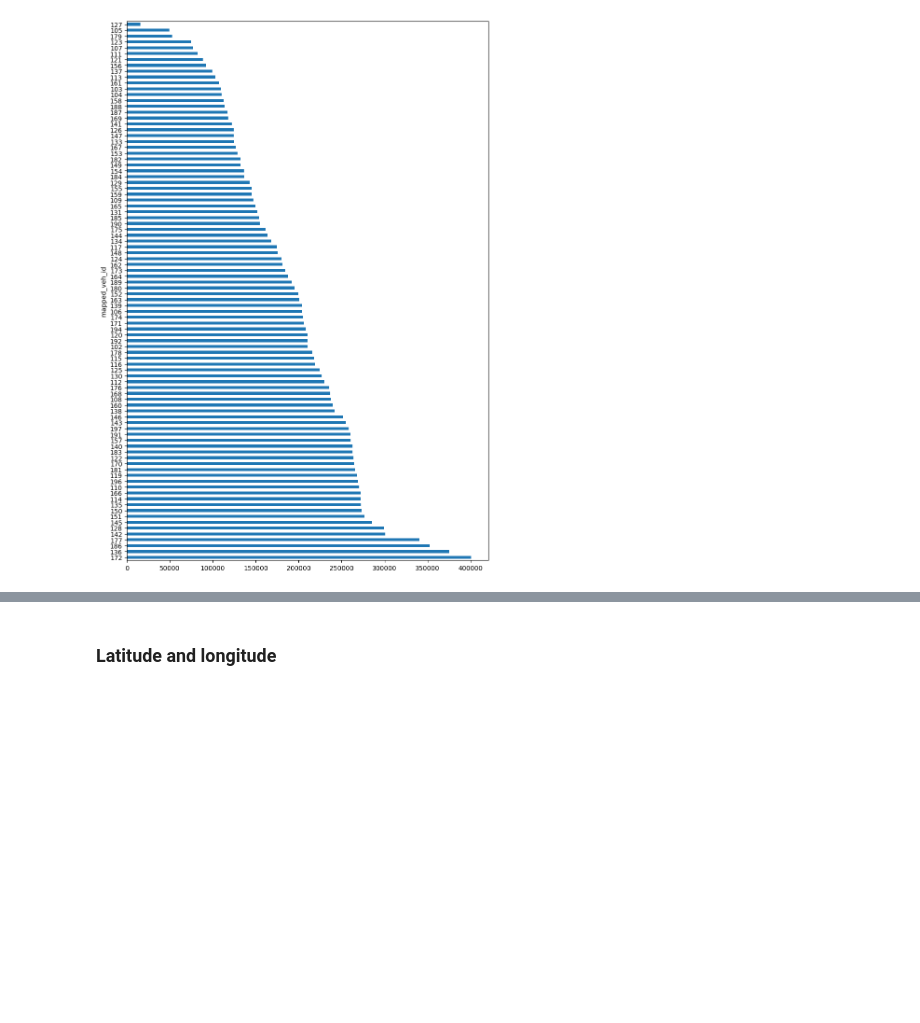
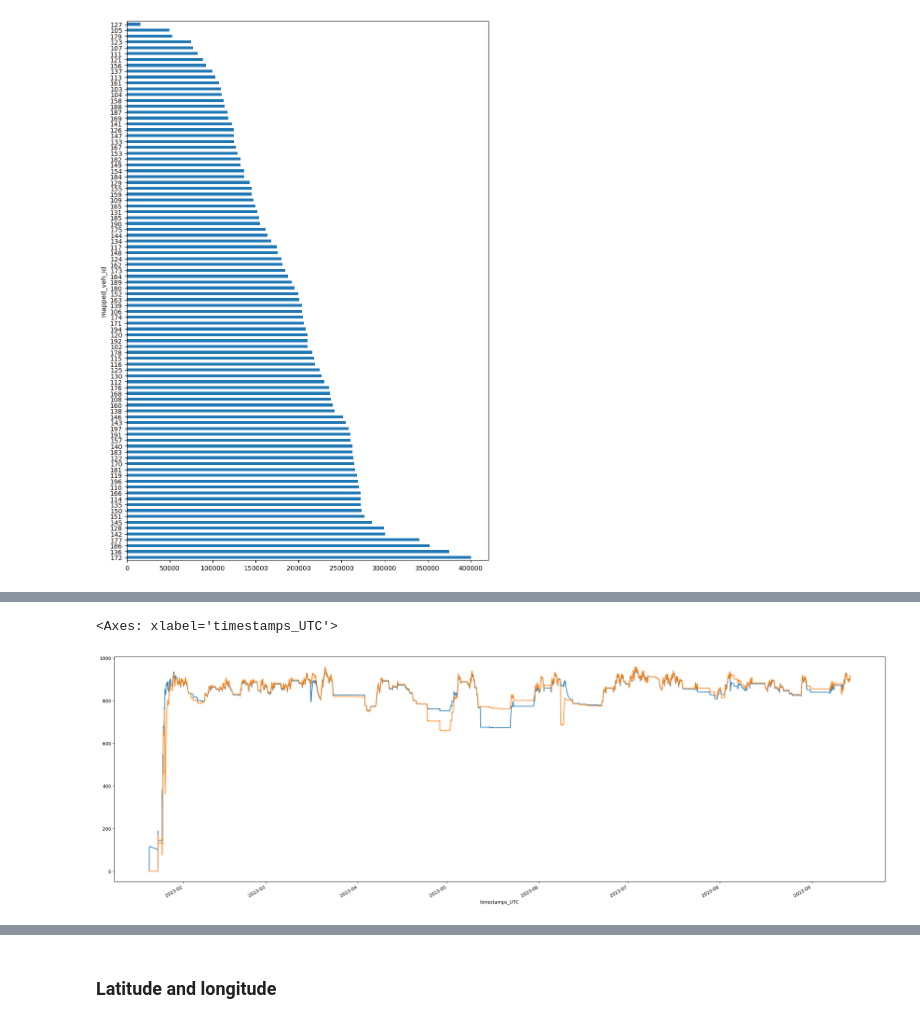
Before and after one commit to AdelNehili/INFOF423_DataMining, a Jupyter notebook: src/data_exploration.ipynb, the cells around one changed output, grey strips where cells are left out. Saved outputs shown, nothing was run; the diff lists cells and outputs as text; code cells hidden in the pictures; blank space fills up the shorter version.

```diff
--- a/src/data_exploration.ipynb
+++ b/src/data_exploration.ipynb
@@ -77,0 +130,6 @@ data['mapped_veh_id'].value_counts().plot(kind='barh')
+# %%
+timeseries['RS_E_RPM_PC1'].ewm(span = 3600).mean().plot(figsize=(30,10))
+timeseries['RS_E_RPM_PC2'].ewm(span = 3600).mean().plot(figsize=(30,10))
+# %% [output]
+<Axes: xlabel='timestamps_UTC'>
+[figure, added]
```
Also changed, not shown: parts of 11 cells of this notebook, 6 other files.
